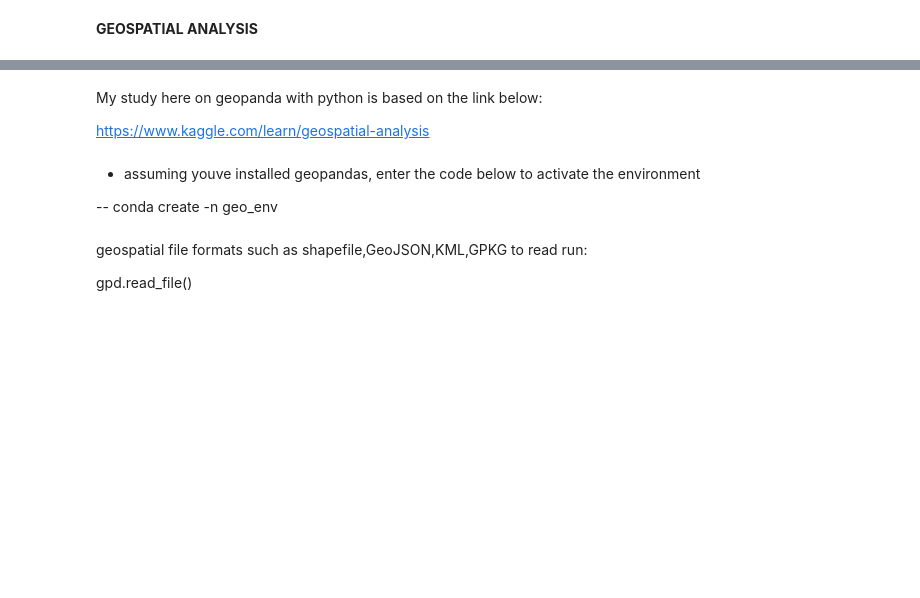
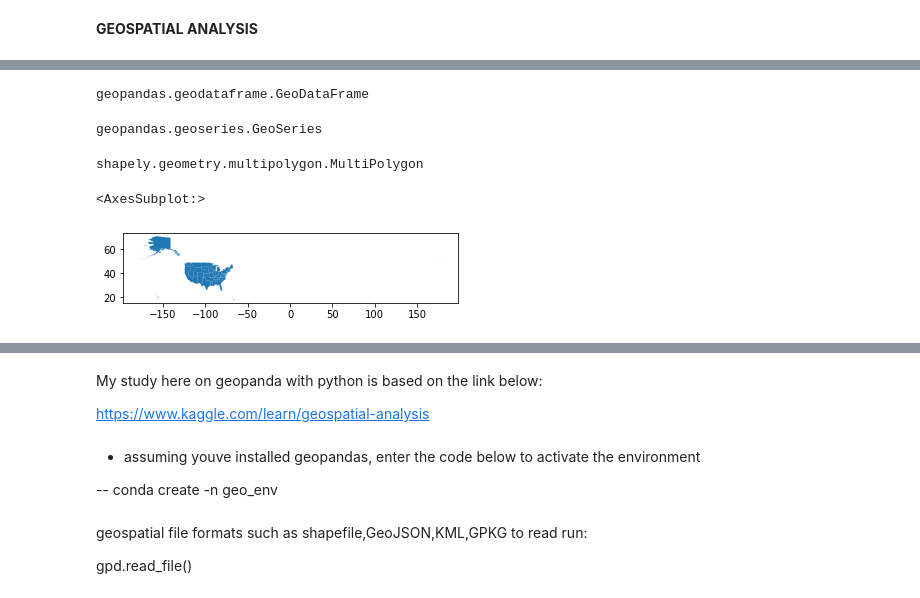
Before and after one commit to syaamil1997/my_playground, a Jupyter notebook: AS004 - Geopanda/210429 exercise.ipynb, the cells around one changed output, grey strips where cells are left out. Drawn from its saved outputs; the diff is of its cells as text; code cells hidden in the pictures; blank space fills up the shorter version.

```diff
--- a/AS004 - Geopanda/210429 exercise.ipynb
+++ b/AS004 - Geopanda/210429 exercise.ipynb
@@ -6,0 +17,2 @@ import num
+# %%
+country = geopandas.read_file('gz_2010_us_040_00_5m.json')
@@ -6,0 +48,17 @@ import num
+# %%
+type(country)
+# %% [output]
+geopandas.geodataframe.GeoDataFrame
+# %%
+type(country.geometry)
+# %% [output]
+geopandas.geoseries.GeoSeries
+# %%
+type(country.geometry[0])
+# %% [output]
+shapely.geometry.multipolygon.MultiPolygon
+# %%
+country.plot()
+# %% [output]
+<AxesSubplot:>
+[figure, added]
```
Also changed, not shown: parts of 37 cells of this notebook, 34 other files.
